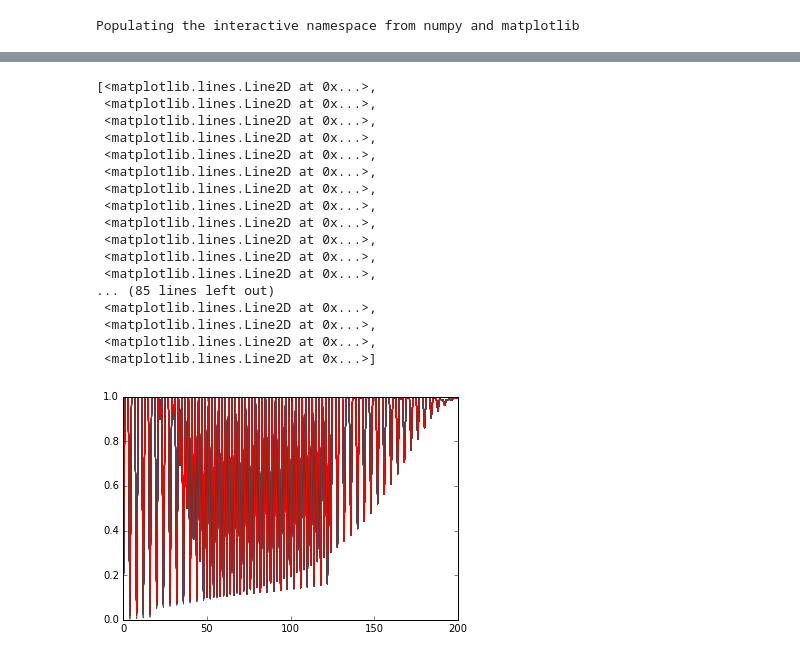
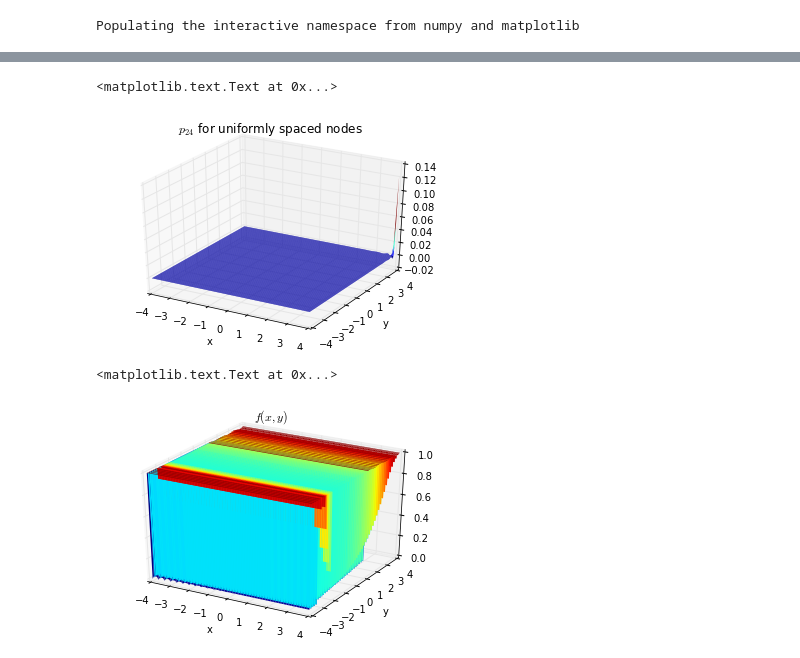
Before and after one commit to popov95s/MATH3316, a Jupyter notebook: Project3/Runge2D.ipynb, the cells around one changed output, grey strips where cells are left out. Drawn from its saved outputs; the diff is of its cells as text; code cells hidden in the pictures.

Commit message:
Functioning Makefile, incorrect graphs for polynomials in part 3

```diff
--- a/Project3/Runge2D.ipynb
+++ b/Project3/Runge2D.ipynb
@@ -5,5 +13,7 @@ p24_uni = loadtxt('p24_uni.txt')
 p6_Cheb = loadtxt('p6_Cheb.txt')
 p24_Cheb = loadtxt('p24_Cheb.txt')
 Runge = loadtxt('Runge.txt')
+a= loadtxt('avals.txt')
+b= loadtxt('bvals.txt')
 # %% [output]
 Populating the interactive namespace from numpy and matplotlib
@@ -115,28 +67,31 @@ plot(Runge)
+# %%
+from mpl_toolkits.mplot3d.axes3d import Axes3D
+fig = figure()
+ax = fig.add_subplot(111, projection='3d')
+X, Y = meshgrid(b, a)
+surf = ax.plot_surface(X, Y, p24_Cheb, rstride=1, cstride=1, linewidth=0, cmap=cm.jet)
+ax.set_xlabel('x')
+ax.set_ylabel('y')
+title('$p_{24}$ for uniformly spaced nodes')
+# %% [output]
+<matplotlib.text.Text at 0x...>
+[figure, added]
 # %%
 error6_uni=numpy.ndarray((201,101))
 for i in range(0,201):
     for j in range(0,101):
       error6_uni[i][j]= Runge[i][j]- p6_uni[i][j]
-plot(error6_uni)
+from mpl_toolkits.mplot3d.axes3d import Axes3D
+fig = figure()
+ax = fig.add_subplot(111, projection='3d')
+X, Y = meshgrid(b, a)
+surf = ax.plot_surface(X, Y, error6_uni, rstride=1, cstride=1, linewidth=0, cmap=cm.jet)
+ax.set_xlabel('x')
+ax.set_ylabel('y')
+title('$f(x,y)$')
 # %% [output]
-[<matplotlib.lines.Line2D at 0x...>,
- <matplotlib.lines.Line2D at 0x...>,
- <matplotlib.lines.Line2D at 0x...>,
- <matplotlib.lines.Line2D at 0x...>,
- <matplotlib.lines.Line2D at 0x...>,
- <matplotlib.lines.Line2D at 0x...>,
- <matplotlib.lines.Line2D at 0x...>,
- <matplotlib.lines.Line2D at 0x...>,
- <matplotlib.lines.Line2D at 0x...>,
- <matplotlib.lines.Line2D at 0x...>,
- <matplotlib.lines.Line2D at 0x...>,
- <matplotlib.lines.Line2D at 0x...>,
-... (85 lines left out)
- <matplotlib.lines.Line2D at 0x...>,
- <matplotlib.lines.Line2D at 0x...>,
- <matplotlib.lines.Line2D at 0x...>,
- <matplotlib.lines.Line2D at 0x...>]
+<matplotlib.text.Text at 0x...>
-[figure, old version]
+[figure, new version]
 # %%
 error24_uni=numpy.ndarray((201,101))
 for i in range(0,201):
```
Also changed, not shown: parts of 15 cells of this notebook, 16 other files.
